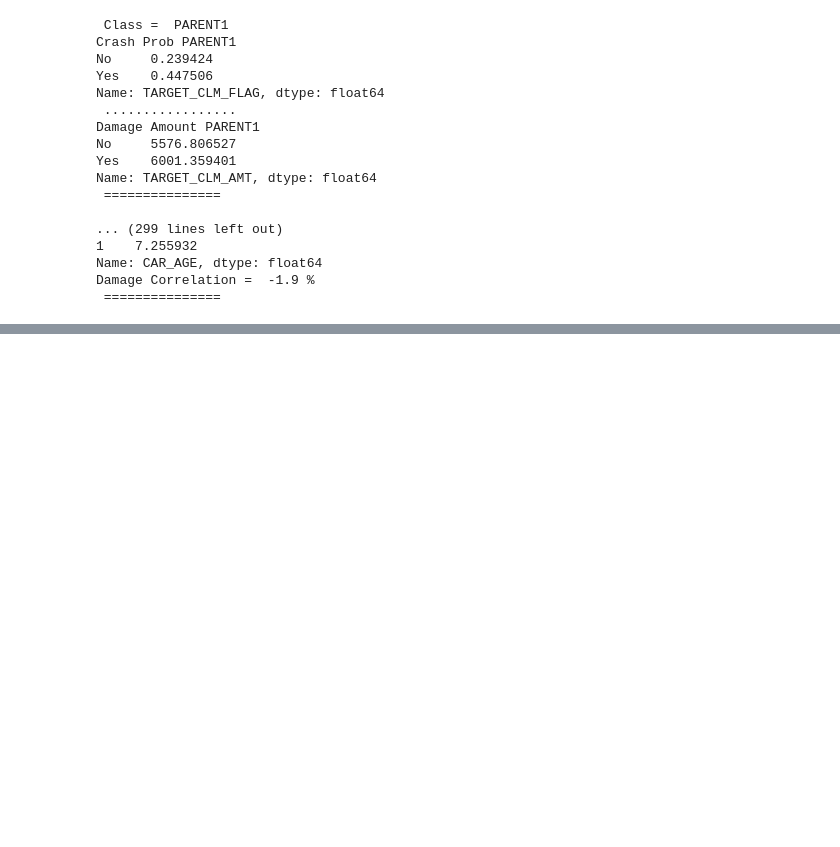
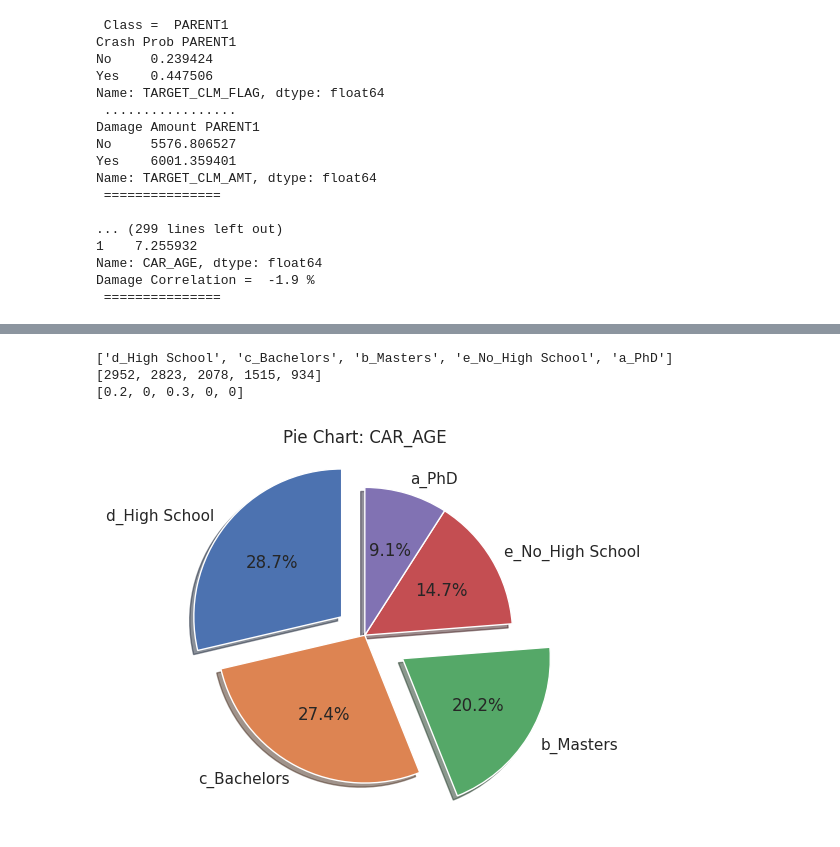
Before and after one commit to jamesaycheese/MSDS-422, a Jupyter notebook: unit1.ipynb, the cells around one changed output, grey strips where cells are left out. Saved outputs shown, nothing was run; the diff lists cells and outputs as text; code cells hidden in the pictures; blank space fills up the shorter version.

```diff
--- a/unit1.ipynb
+++ b/unit1.ipynb
@@ -87,10 +87,10 @@ Statistical description of data transposed so that it fits on the screen.
 print( df.describe() )
 print("\n\n\n")
 print( df.describe().T )
-print("\n\n\n")
-x = df.describe().T
-print( x )
-print("\n\n\n")
+# print("\n\n\n")
+# x = df.describe().T
+# print( x )
+# print("\n\n\n")
 # %% [output]
        TARGET_CLM_FLAG  TARGET_CLM_AMT      KIDSDRIV           AGE      HOMEKIDS          YOJ  \
 count     10302.000000     2746.000000  10302.000000  10295.000000  10302.000000  9754.000000
@@ -337,0 +324,23 @@ CAR_USE
+# %%
+x = df["EDUCATION"].value_counts(dropna=False)
+theLabels = x.axes[0].tolist()
+theSlices = list(x)
+explodeList = [ 0 for i in theSlices ]
+explodeList[0] = 0.2
+explodeList[2] = 0.3
+print( theLabels )
+print( theSlices )
+print( explodeList )
+plt.pie( theSlices,
+         labels=theLabels,
+         startangle = 90,
+         explode=explodeList,
+         shadow=True,
+         autopct="%1.1f%%")
+plt.title("Pie Chart: " + i)
+plt.show()
+# %% [output]
+['d_High School', 'c_Bachelors', 'b_Masters', 'e_No_High School', 'a_PhD']
+[2952, 2823, 2078, 1515, 934]
+[0.2, 0, 0.3, 0, 0]
+[figure, added]
```
Also changed, not shown: parts of 6 cells of this notebook.
